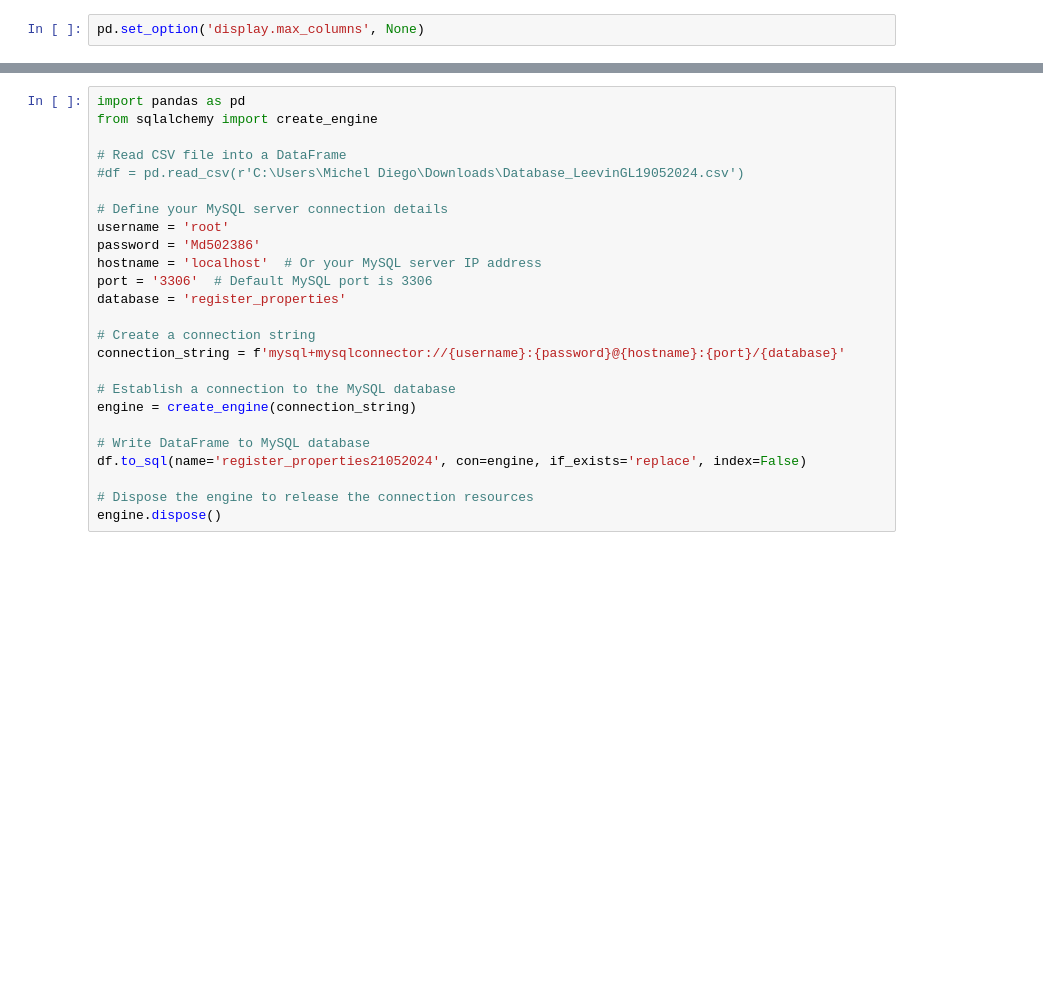
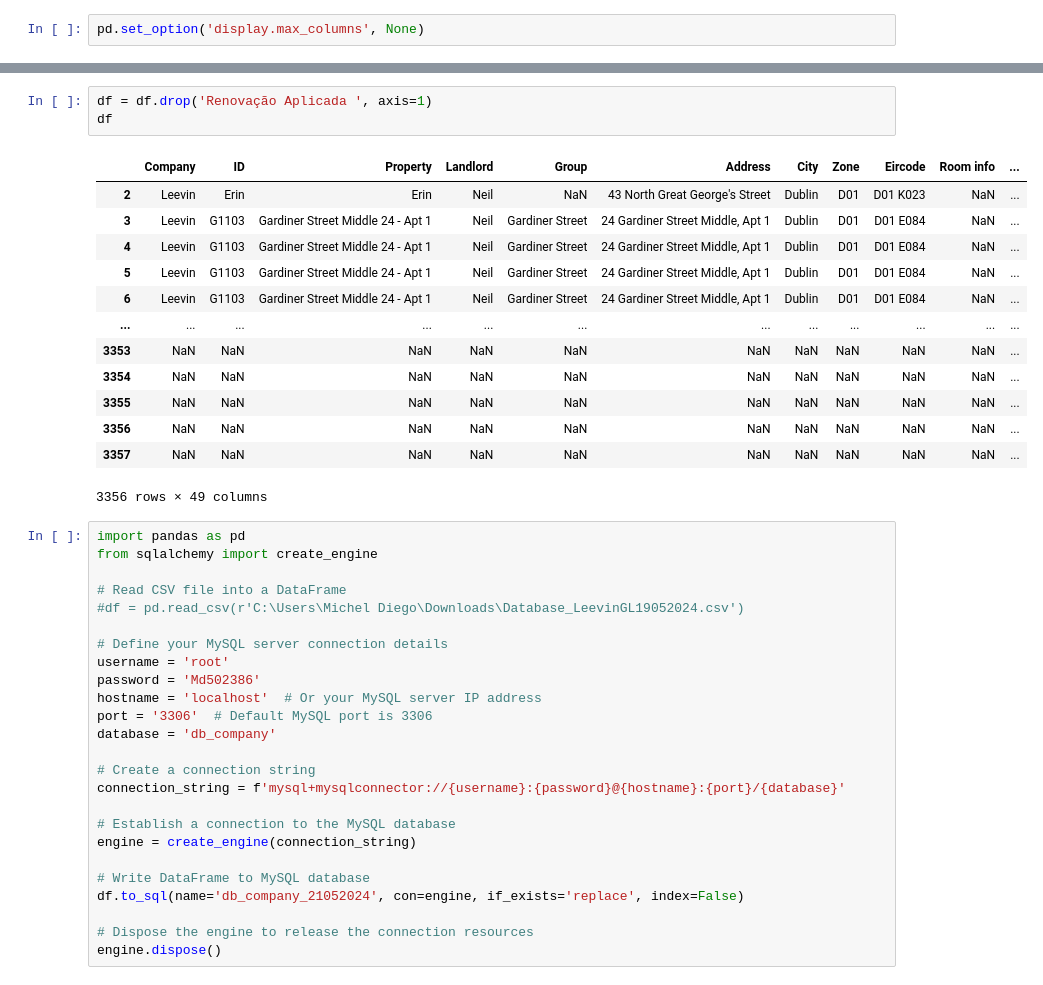
Before and after one commit to micheldiegoo/DatabaseToMySQL, a Jupyter notebook: DatabaseToMySql-Register Properties.ipynb, the cells around one changed output, grey strips where cells are left out. Drawn from its saved outputs; the diff is of its cells as text; blank space fills up the shorter version.

```diff
--- a/DatabaseToMySql-Register Properties.ipynb
+++ b/DatabaseToMySql-Register Properties.ipynb
@@ -34,3 +58,20 @@ Index(['Company', 'ID', 'Year', 'Properties', 'Status', 'ID.1', 'Land Date',
+# %%
+df = df.drop('Renovação Aplicada ', axis=1)
+df
+# %% [output]
+|  | Company | ID | Property | Landlord | Group | Address | City | Zone | Eircode | Room info | ... |
+| 2 | Leevin | Erin | Erin | Neil | NaN | 43 North Great George's Street | Dublin | D01 | D01 K023 | NaN | ... |
+| 3 | Leevin | G1103 | Gardiner Street Middle 24 - Apt 1 | Neil | Gardiner Street | 24 Gardiner Street Middle, Apt 1 | Dublin | D01 | D01 E084 | NaN | ... |
+| 4 | Leevin | G1103 | Gardiner Street Middle 24 - Apt 1 | Neil | Gardiner Street | 24 Gardiner Street Middle, Apt 1 | Dublin | D01 | D01 E084 | NaN | ... |
+| 5 | Leevin | G1103 | Gardiner Street Middle 24 - Apt 1 | Neil | Gardiner Street | 24 Gardiner Street Middle, Apt 1 | Dublin | D01 | D01 E084 | NaN | ... |
+| 6 | Leevin | G1103 | Gardiner Street Middle 24 - Apt 1 | Neil | Gardiner Street | 24 Gardiner Street Middle, Apt 1 | Dublin | D01 | D01 E084 | NaN | ... |
+| ... | ... | ... | ... | ... | ... | ... | ... | ... | ... | ... | ... |
+| 3353 | NaN | NaN | NaN | NaN | NaN | NaN | NaN | NaN | NaN | NaN | ... |
+| 3354 | NaN | NaN | NaN | NaN | NaN | NaN | NaN | NaN | NaN | NaN | ... |
+| 3355 | NaN | NaN | NaN | NaN | NaN | NaN | NaN | NaN | NaN | NaN | ... |
+| 3356 | NaN | NaN | NaN | NaN | NaN | NaN | NaN | NaN | NaN | NaN | ... |
+| 3357 | NaN | NaN | NaN | NaN | NaN | NaN | NaN | NaN | NaN | NaN | ... |
+3356 rows × 49 columns
 # %%
 import pandas as pd
 from sqlalchemy import create_engine
@@ -43,7 +84,7 @@ username = 'root'
 password = 'Md502386'
 hostname = 'localhost'  # Or your MySQL server IP address
 port = '3306'  # Default MySQL port is 3306
-database = 'register_properties'
+database = 'db_company'
 
 # Create a connection string
 connection_string = f'mysql+mysqlconnector://{username}:{password}@{hostname}:{port}/{database}'
@@ -52,7 +93,7 @@ connection_string = f'mysql+mysqlconnector://{username}:{password}@{hostname}:{p
 engine = create_engine(connection_string)
 
 # Write DataFrame to MySQL database
-df.to_sql(name='register_properties21052024', con=engine, if_exists='replace', index=False)
+df.to_sql(name='db_company_21052024', con=engine, if_exists='replace', index=False)
 
 # Dispose the engine to release the connection resources
 engine.dispose()
```
Also changed, not shown: parts of 3 cells of this notebook.
